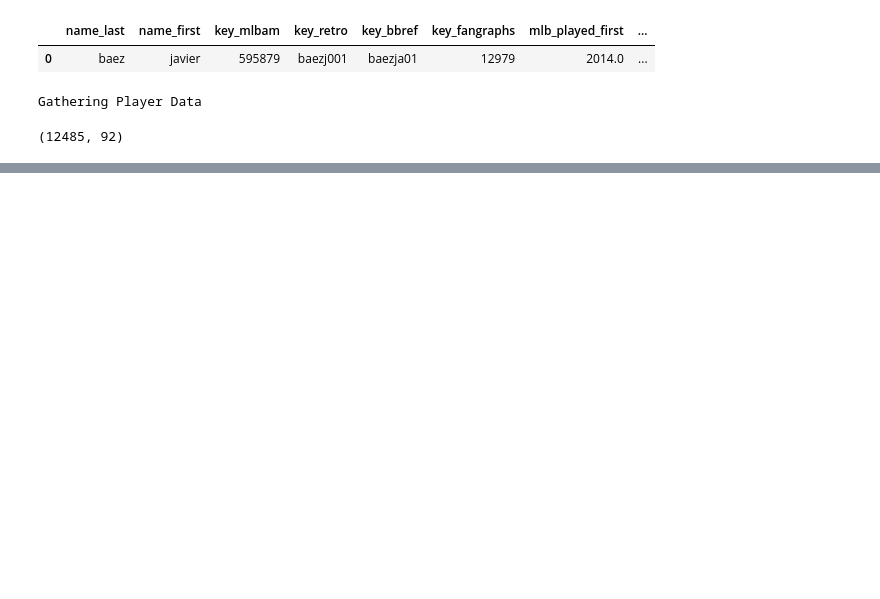
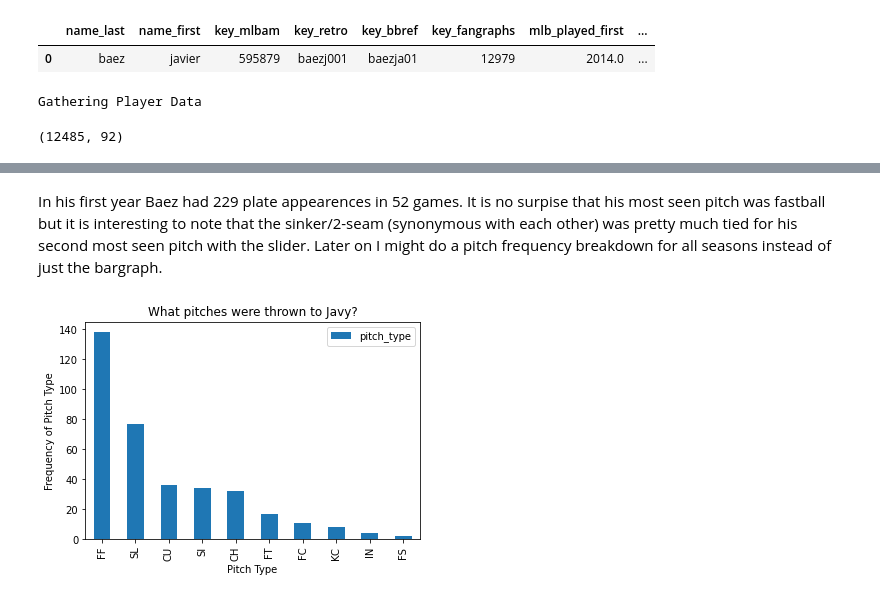
Before and after one commit to jacobt35/pythonBaseballFun, a Jupyter notebook: BaseballFun/Tigers/tigers_shortstops.ipynb, the cells around one changed output, grey strips where cells are left out. Saved outputs shown, nothing was run; the diff lists cells and outputs as text; code cells hidden in the pictures; blank space fills up the shorter version.

```diff
--- a/BaseballFun/Tigers/tigers_shortstops.ipynb
+++ b/BaseballFun/Tigers/tigers_shortstops.ipynb
@@ -38,0 +62,6 @@ AttributeError: module 'pybaseball' has no attribute 'statcast_outs_above_averag
+# %% [markdown]
+In his first year Baez had 229 plate appearences in 52 games. It is no surpise that his most seen pitch was fastball but it is interesting to note that the sinker/2-seam (synonymous with each other) was pretty much tied for his second most seen pitch with the slider. Later on I might do a pitch frequency breakdown for all seasons instead of just the bargraph.
+# %%
+pitchCountBar(javy2015)
+# %% [output]
+[figure, added]
```
Also changed, not shown: parts of 28 cells of this notebook.
